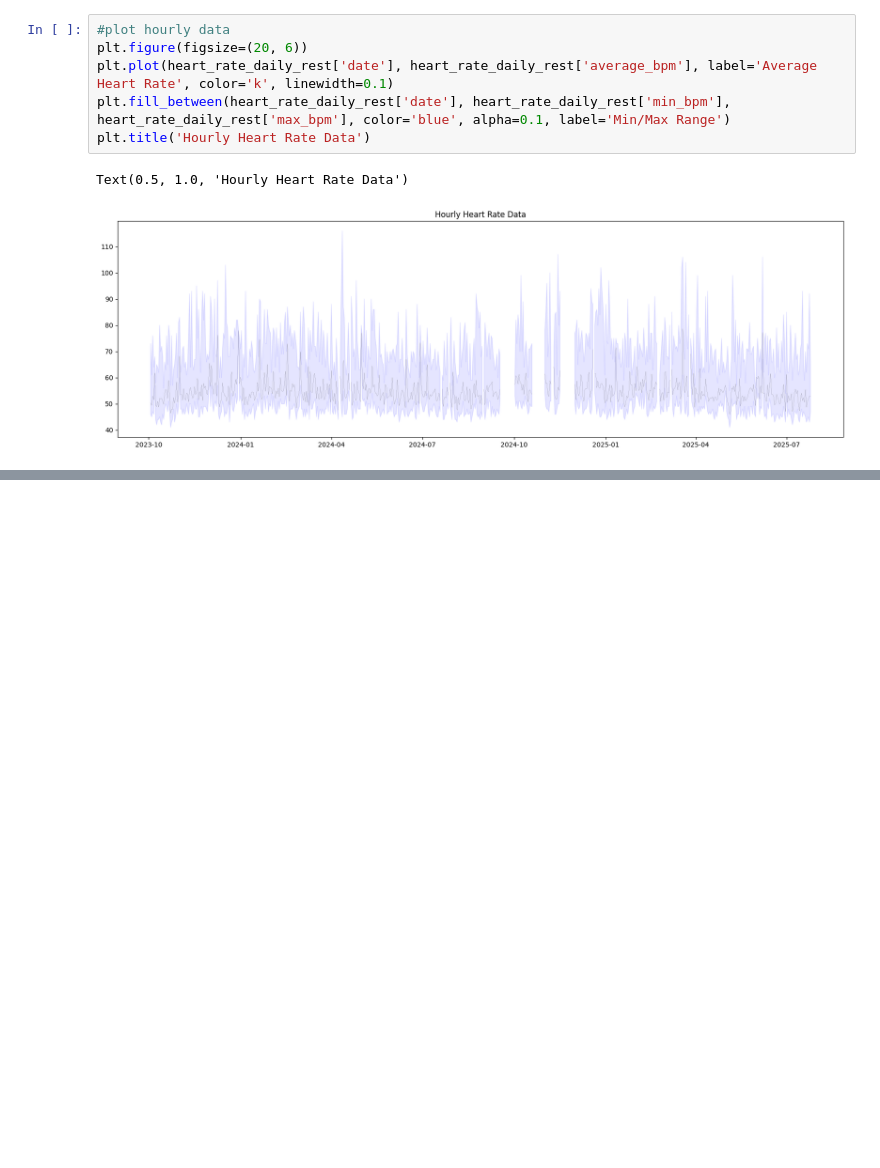
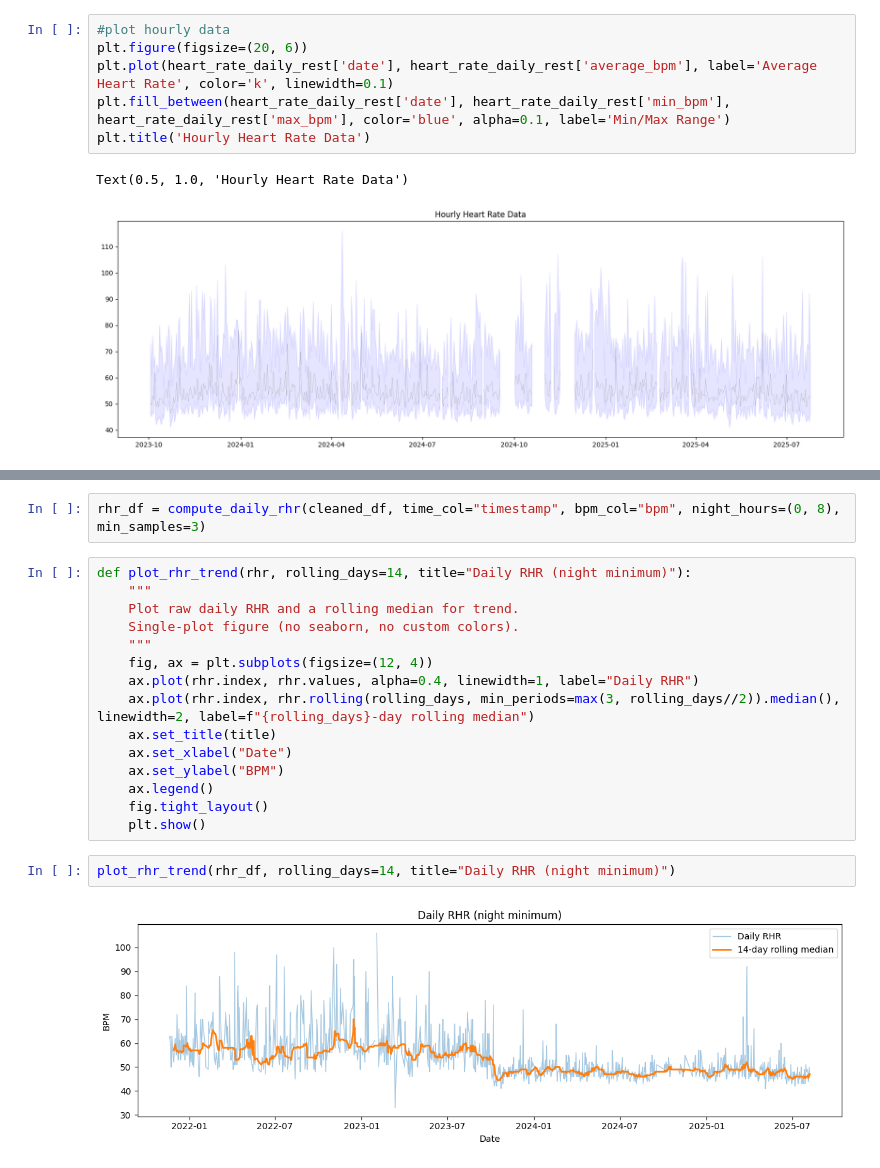
Before and after one commit to mateoneira/oura_analysis, a Jupyter notebook: bayesian_change_point.ipynb, the cells around one changed output, grey strips where cells are left out. Drawn from its saved outputs; the diff is of its cells as text; blank space fills up the shorter version.

```diff
--- a/bayesian_change_point.ipynb
+++ b/bayesian_change_point.ipynb
@@ -222,0 +494,21 @@ Text(0.5, 1.0, 'Hourly Heart Rate Data')
+# %%
+rhr_df = compute_daily_rhr(cleaned_df, time_col="timestamp", bpm_col="bpm", night_hours=(0, 8), min_samples=3)
+# %%
+def plot_rhr_trend(rhr, rolling_days=14, title="Daily RHR (night minimum)"):
+    """
+    Plot raw daily RHR and a rolling median for trend.
+    Single-plot figure (no seaborn, no custom colors).
+    """
+    fig, ax = plt.subplots(figsize=(12, 4))
+    ax.plot(rhr.index, rhr.values, alpha=0.4, linewidth=1, label="Daily RHR")
+    ax.plot(rhr.index, rhr.rolling(rolling_days, min_periods=max(3, rolling_days//2)).median(), linewidth=2, label=f"{rolling_days}-day rolling median")
+    ax.set_title(title)
+    ax.set_xlabel("Date")
+    ax.set_ylabel("BPM")
+    ax.legend()
+    fig.tight_layout()
+    plt.show()
+# %%
+plot_rhr_trend(rhr_df, rolling_days=14, title="Daily RHR (night minimum)")
+# %% [output]
+[figure, added]
```
Also changed, not shown: parts of 15 cells of this notebook, 1 other file.
